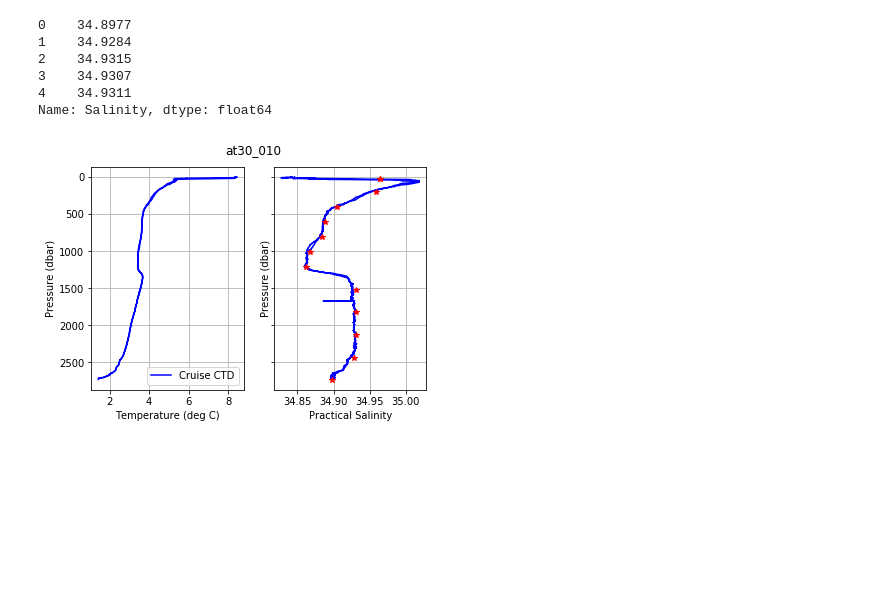
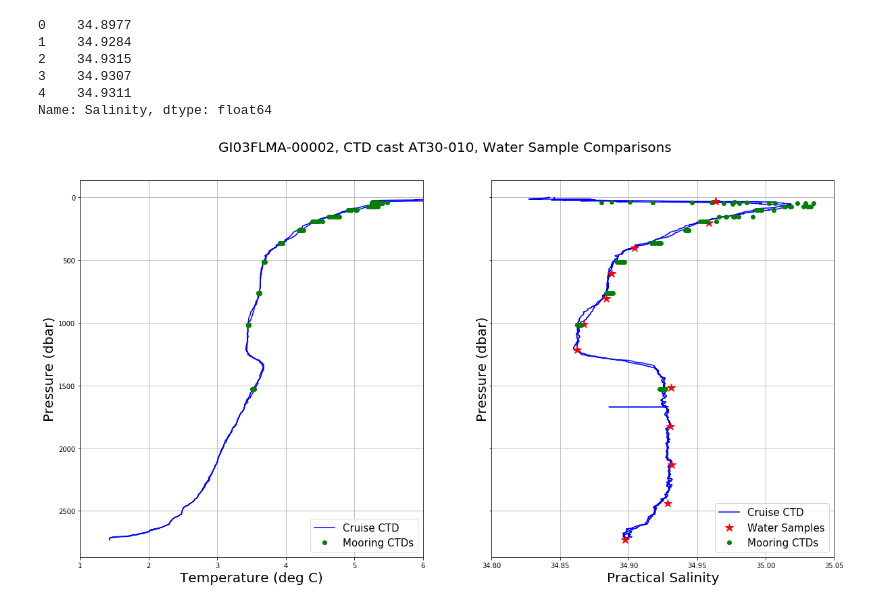
Before and after one commit to oceanhackweek/ohw18_Data_Validation, a Jupyter notebook: OHW2018_Data_Validation.ipynb, the cells around one changed output. Saved outputs shown, nothing was run; the diff lists cells and outputs as text; code cells hidden in the pictures; blank space fills up the shorter version.

```diff
--- a/OHW2018_Data_Validation.ipynb
+++ b/OHW2018_Data_Validation.ipynb
@@ -89,0 +106,13 @@ DEBUG:urllib3.connectionpool:https://ooinet.oceanobservatories.org:443 "GET /api
+# %%
+#---------------------Process the data-----------------------
+
+time = []
+pressure = []
+temperature = []
+salinity = []
+for x in range(len(dataFLMA)):
+    for xx in range(len(dataFLMA[0])):
+        time.append(ntp_seconds_to_datetime(dataFLMA[x][xx]['time']))
+        pressure.append(dataFLMA[x][xx]['ctdmo_seawater_pressure'])
+        temperature.append(dataFLMA[x][xx]['ctdmo_seawater_temperature'])
+        salinity.append(dataFLMA[x][xx]['practical_salinity'])
@@ -148,7 +197,8 @@ DEBUG:matplotlib.font_manager:findfont: Matching :family=sans-serif:style=normal
 # do not complain to Sea-Bird.'
 # https://github.com/castelao/seabird
 
-f = '/Users/Sheri/Oceanography/OOI/GitHub/ohw2018_Data_Validation/data/AT30_cruise/at30_010.cnv' # change this filepath
+#f = '/Users/Sheri/Oceanography/OOI/GitHub/ohw2018_Data_Validation/data/AT30_cruise/at30_010.cnv' # change this filepath
+f = './data/AT30_cruise/at30_010.cnv'
 ctddata = fCNV(f)
 ctddata.attributes # list the attributes from the file
 # %% [output]
@@ -218,7 +268,8 @@ plt.show()
 # Water Sampling Data
 # %%
 # Change this location for different CTD Cast water sample data
-ws_file_1 = '/Users/Sheri/Oceanography/OOI/GitHub/ohw2018_Data_Validation/data/AT30_cruise/at30_010_sample_data.csv' # change this filepath
+#ws_file_1 = '/Users/Sheri/Oceanography/OOI/GitHub/ohw2018_Data_Validation/data/AT30_cruise/at30_010_sample_data.csv' # change this filepath
+ws_file_1 = './data/AT30_cruise/at30_010_sample_data.csv'
 
 ws_data = pd.read_csv(ws_file_1, usecols=['Pressure', 'Salinity'])
 ws_data.head()
@@ -244,23 +295,29 @@ ws_sal.head()
 4    34.9311
 Name: Salinity, dtype: float64
 # %%
-fig, (ax1, ax2) = plt.subplots(1, 2, sharey=True)
+fig, (ax1, ax2) = plt.subplots(1, 2, sharey=True, figsize=(20,10))
+#fig, ax1=plt.subplots(figsize=(20,10))
 ax1.plot(ctd_cast_temp, ctd_cast_pres, 'b', label='Cruise CTD')
-ax1.set_ylabel('Pressure (dbar)')
-ax1.set_xlabel('Temperature (deg C)')
+ax1.plot(temperature, pressure, 'g.', label='Mooring CTDs',markersize=12)
+ax1.set_ylabel('Pressure (dbar)', fontsize=20)
+ax1.set_xlabel('Temperature (deg C)', fontsize=20)
 ax1.invert_yaxis()
+ax1.set_xlim(1,6)
 ax1.grid()
-ax1.legend(loc='best')
+ax1.legend(loc='lower right', fontsize=15)
 
-ax2.plot(ctd_cast_sal, ctd_cast_pres, 'b')
-ax2.plot(ws_sal, ws_pres, 'r*')
-ax2.set_ylabel('Pressure (dbar)')
-ax2.set_xlabel('Practical Salinity')
+ax2.plot(ctd_cast_sal, ctd_cast_pres, 'b', label='Cruise CTD')
+ax2.plot(ws_sal, ws_pres, 'r*', label='Water Samples',markersize=12)
+ax2.plot(salinity, pressure, 'g.', label='Mooring CTDs',markersize=12)
+ax2.set_ylabel('Pressure (dbar)', fontsize=20)
+ax2.set_xlabel('Practical Salinity', fontsize=20)
+ax2.set_xlim(34.8,35.05)
 ax2.grid()
+ax2.legend(loc='lower right', fontsize=15)
 
 # fig.suptitle('{} vs. Shipboard CTD'.format(refdes), fontsize=10)
-fig.suptitle(CTD_cast_name)
+fig.suptitle('GI03FLMA-00002, CTD cast AT30-010, Water Sample Comparisons', fontsize=20)
 fig.subplots_adjust(top=0.9)
 plt.show()
 # %% [output]
-[figure, old version]
+[figure, new version]
```
Also changed, not shown: parts of 11 cells of this notebook.
